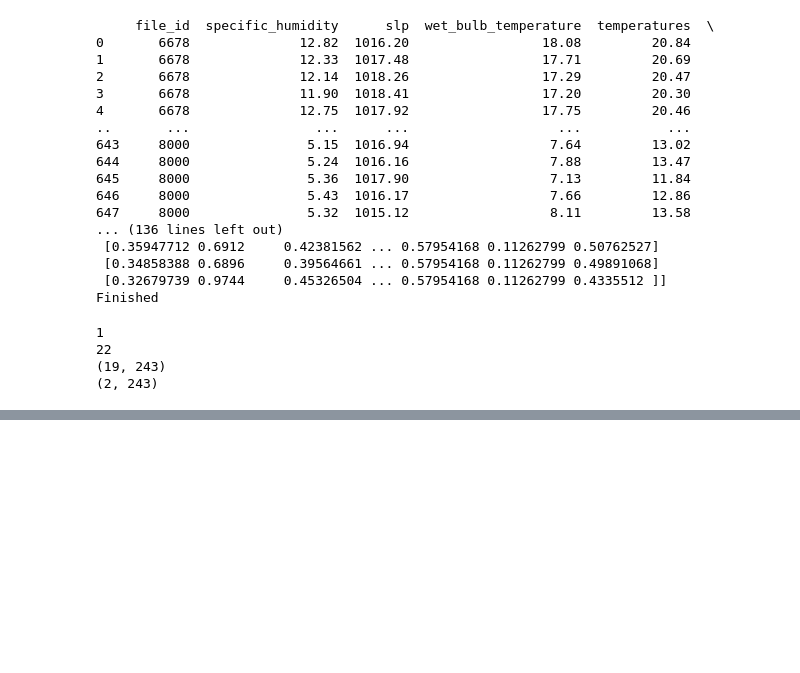
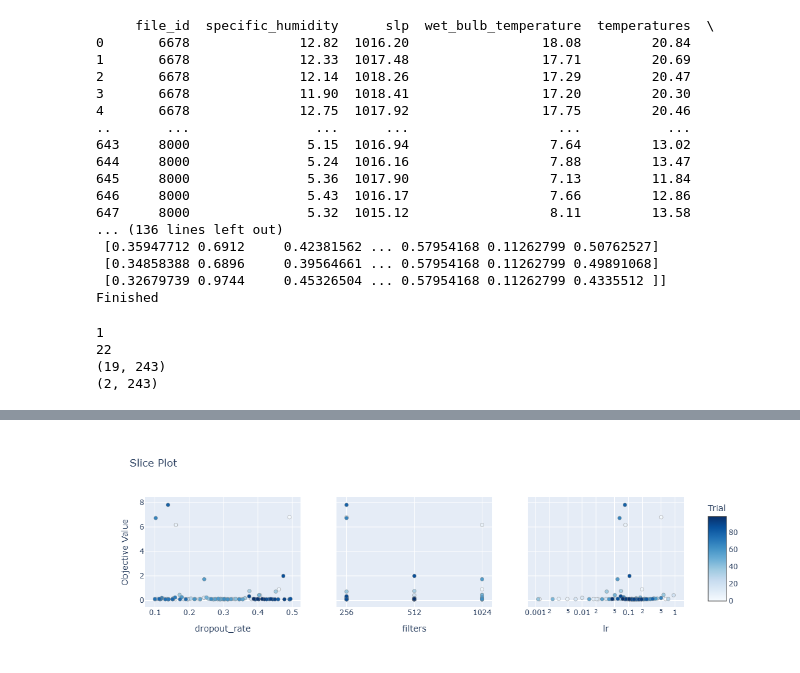
Before and after one commit to vicphysics/Temperature_and_Specific_Humidity_Prediction, a Jupyter notebook: Final_Yearly_Dataset_CNN_LSTM_Model_SH_S1_No_GHI.ipynb, the cells around one changed output, grey strips where cells are left out. Drawn from its saved outputs; the diff is of its cells as text; code cells hidden in the pictures; blank space fills up the shorter version.

```diff
--- a/Final_Yearly_Dataset_CNN_LSTM_Model_SH_S1_No_GHI.ipynb
+++ b/Final_Yearly_Dataset_CNN_LSTM_Model_SH_S1_No_GHI.ipynb
@@ -891,5 +921,7 @@ optuna.visualization.plot_slice(study, params=['optimizer', 'activation_function
 # %%
-optuna.visualization.plot_slice(study, params=['lr', 'dropout_rate'])
+optuna.visualization.plot_slice(study, params=['lr', 'dropout_rate', 'filters'])
+# %% [output]
+[figure, added]
 # %%
 from sklearn.metrics import mean_squared_error, mean_absolute_error, mean_absolute_percentage_error, r2_score
 from tensorflow.keras.utils import plot_model
```
Also changed, not shown: parts of 6 cells of this notebook, 1 other file.
